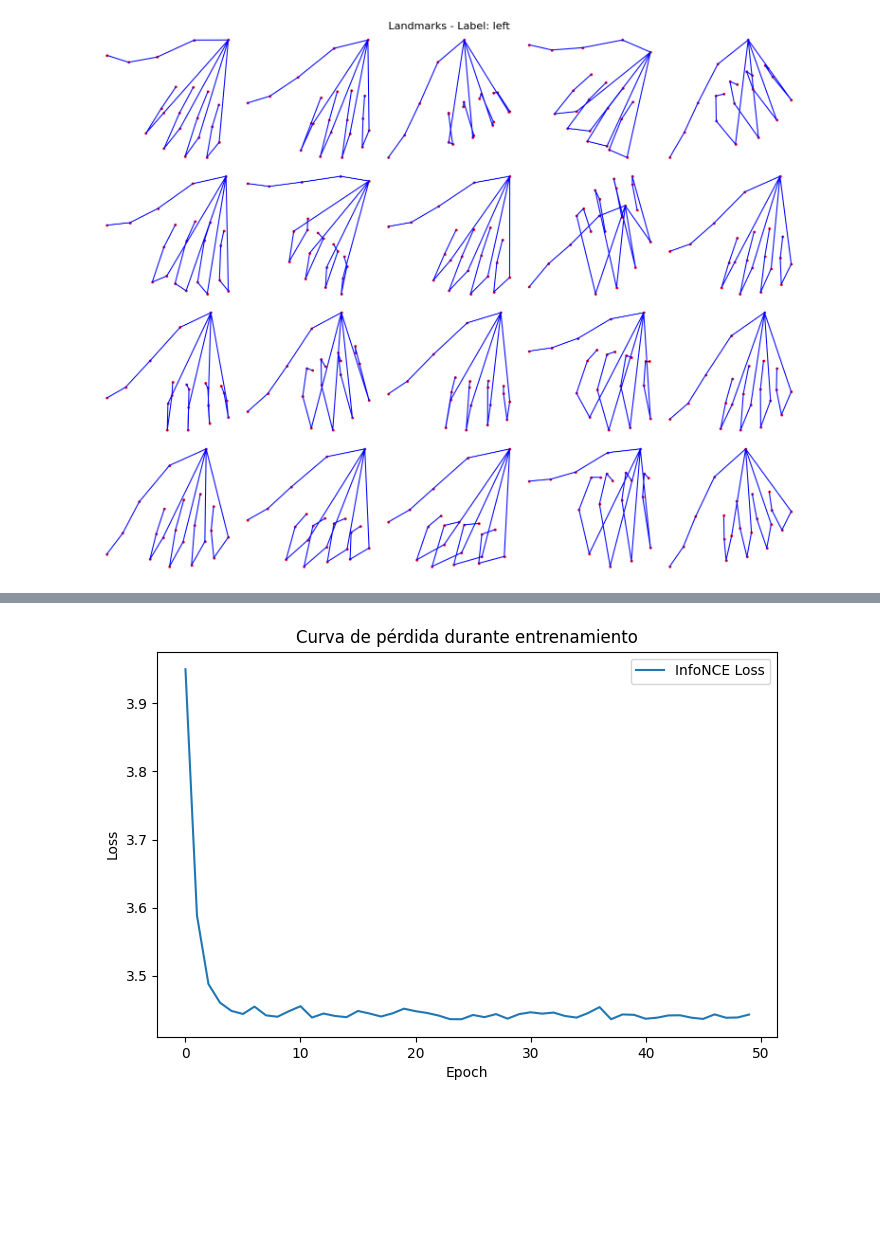
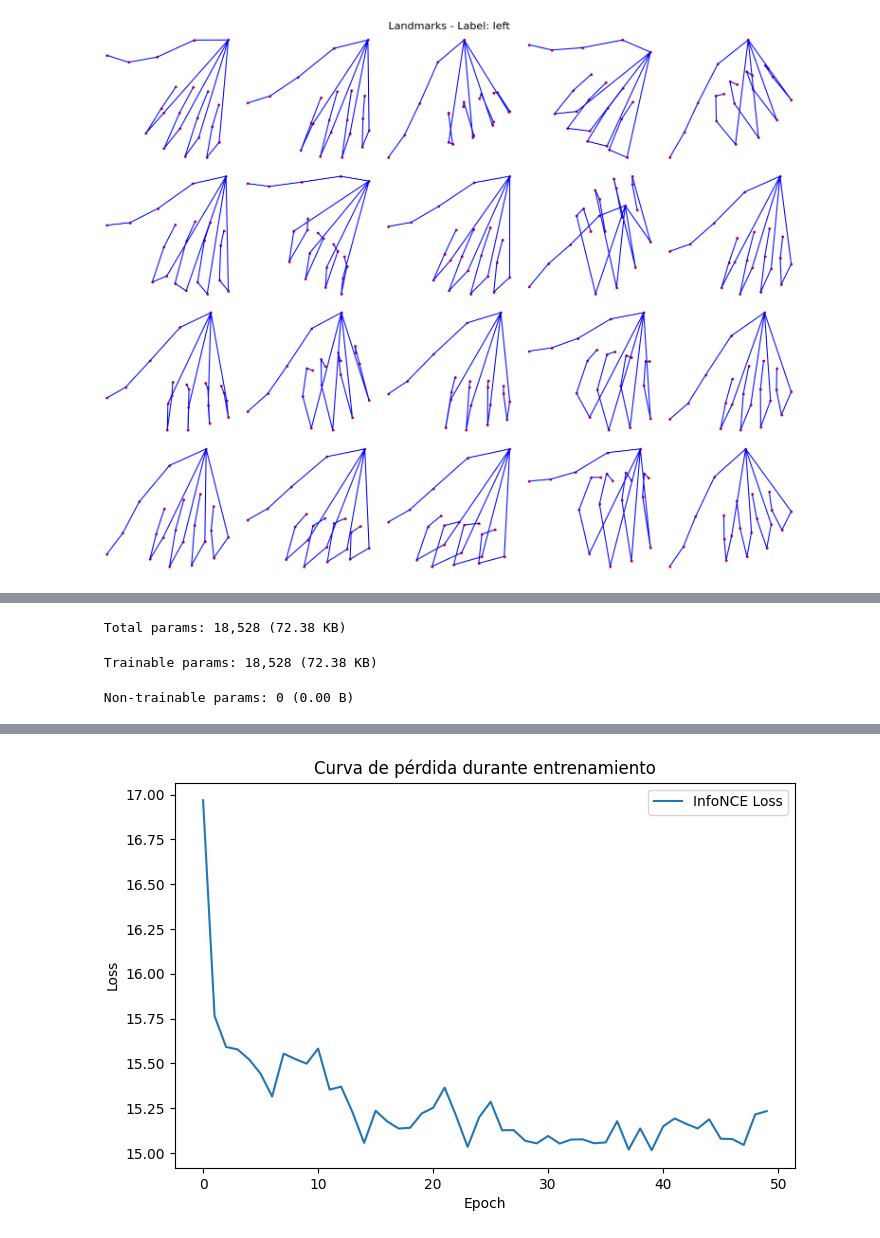
Before and after one commit to LuisGrigore/GestureDetector, a Jupyter notebook: Untitled.ipynb, the cells around one changed output, grey strips where cells are left out. Cells and saved outputs as stored; diff of their text form; code cells hidden in the pictures; blank space fills up the shorter version.

```diff
--- a/Untitled.ipynb
+++ b/Untitled.ipynb
@@ -609,7 +609,7 @@ def augment_landmarks(landmarks):
 dfB_copy = dfB.copy()
 dfB_copy['label'] = dfB_copy['label'].replace({'none': 'unknown'})
 
-TARGET_SAMPLES = 200
+TARGET_SAMPLES = 500
 augmented_rows = []
 lm_cols_B = [f'lm_{i}' for i in range(21*3)]
 classes_B = dfB_copy['label'].unique()
@@ -641,7 +641,7 @@ dfB_augmented = pd.DataFrame(augmented_rows)
 # Dataset A → tabular (sin augmentación)
 # =====================================================
 
-dfA_subset = dfA.head(400)
+dfA_subset = dfA.head(500)
 flat_data = dfA_subset['landmarks'].apply(extract_flat_landmarks)
 flat_data = flat_data.dropna()
 
@@ -759,7 +759,7 @@ for label in labels:
 [figure]
 [figure]
 # %%
-#MALOOOOOOO
+#MALOOOOOO
 import pandas as pd
 import numpy as np
 import tensorflow as tf
@@ -779,67 +779,102 @@ X_train, X_test, y_train, y_test = train_test_split(
     X, y, test_size=0.2, random_state=42, stratify=y
 )
 
+# -----------------------------
+# Separar datos conocidos y unknowns
+# -----------------------------
 known_mask = y_train != 2
+unknown_mask = y_train == 2
 X_train_known = X_train[known_mask]
 y_train_known = y_train[known_mask]
+X_train_unknown = X_train[unknown_mask]
+
+# -----------------------------
+# Capa personalizada L2 normalización (registrada)
+# -----------------------------
+@tf.keras.utils.register_keras_serializable()
+class L2Normalize(layers.Layer):
+    def call(self, inputs):
+        return tf.math.l2_normalize(inputs, axis=1)
+
+# -----------------------------
+# Modelo de embeddings
+# -----------------------------
+input_dim = X_train.shape[1]
+embedding_dim = 64
 
 # -----------------------------
 # Modelo de embeddings
 # -----------------------------
 input_dim = X_train.shape[1]
 embedding_dim = 32
+
 inputs = tf.keras.Input(shape=(input_dim,))
 x = layers.Dense(128, activation='relu')(inputs)
 x = layers.Dense(64, activation='relu')(x)
 embeddings = layers.Dense(embedding_dim)(x)
-embeddings = layers.Lambda(lambda x: tf.math.l2_normalize(x, axis=1))(embeddings)
+embeddings = L2Normalize()(embeddings)
+
 embedding_model = models.Model(inputs, embeddings)
+embedding_model.summary()
 
 # -----------------------------
-# InfoNCE Loss manual
+# InfoNCE Loss manual incluyendo unknowns como negativos
 # -----------------------------
-def info_nce_loss(labels, embeddings, temperature=0.1):
-    similarity_matrix = tf.matmul(embeddings, embeddings, transpose_b=True)
-    similarity_matrix = similarity_matrix / temperature
-    labels = tf.reshape(labels, [-1, 1])
+def info_nce_loss_with_unknowns(labels, embeddings, unknown_embeddings, temperature=0.1):
+    sim_matrix = tf.matmul(embeddings, embeddings, transpose_b=True) / temperature
+    labels = tf.reshape(labels, [-1,1])
     mask = tf.cast(tf.equal(labels, tf.transpose(labels)), tf.float32)
     logits_mask = 1.0 - tf.eye(tf.shape(labels)[0])
     mask = mask * logits_mask
-    exp_sim = tf.exp(similarity_matrix) * logits_mask
-    log_prob = similarity_matrix - tf.math.log(tf.reduce_sum(exp_sim, axis=1, keepdims=True) + 1e-9)
+
+    exp_sim = tf.exp(sim_matrix) * logits_mask
+    log_prob = sim_matrix - tf.math.log(tf.reduce_sum(exp_sim, axis=1, keepdims=True) + 1e-9)
+
     mean_log_prob_pos = tf.reduce_sum(mask * log_prob, axis=1) / (tf.reduce_sum(mask, axis=1) + 1e-9)
+
+    if unknown_embeddings is not None and unknown_embeddings.shape[0] > 0:
+        sim_unknown = tf.matmul(embeddings, unknown_embeddings, transpose_b=True) / temperature
+        neg_log_prob = tf.math.log(tf.reduce_sum(tf.exp(sim_unknown), axis=1) + 1e-9)
+        mean_log_prob_pos -= neg_log_prob
+
     loss = -tf.reduce_mean(mean_log_prob_pos)
     return loss
 
 # -----------------------------
-# Entrenamiento con tracking de pérdida
+# Entrenamiento manual
 # -----------------------------
 optimizer = tf.keras.optimizers.Adam(1e-3)
 batch_size = 64
 num_batches = int(np.ceil(len(X_train_known)/batch_size))
 epochs = 50
-
 loss_history = []
 
 for epoch in range(epochs):
     idx = np.random.permutation(len(X_train_known))
     X_train_shuffled = X_train_known[idx]
     y_train_shuffled = y_train_known[idx]
+
     epoch_loss = 0.0
     for i in range(num_batches):
         start = i*batch_size
         end = min((i+1)*batch_size, len(X_train_known))
         x_batch = X_train_shuffled[start:end]
         y_batch = y_train_shuffled[start:end]
+
+        unknown_idx = np.random.choice(len(X_train_unknown), size=min(batch_size, len(X_train_unknown)), replace=False)
+        x_unknown_batch = X_train_unknown[unknown_idx]
+        unknown_emb = embedding_model(x_unknown_batch, training=False)
+
         with tf.GradientTape() as tape:
             emb = embedding_model(x_batch, training=True)
-            loss = info_nce_loss(y_batch, emb)
+            loss = info_nce_loss_with_unknowns(y_batch, emb, unknown_emb)
         grads = tape.gradient(loss, embedding_model.trainable_variables)
         optimizer.apply_gradients(zip(grads, embedding_model.trainable_variables))
         epoch_loss += loss.numpy() * len(x_batch)
+
     epoch_loss /= len(X_train_known)
     loss_history.append(epoch_loss)
-    print(f"Epoch {epoch+1}/{epochs} - Loss: {epoch_loss:.4f}")
+    print(f"Epoch {epoch+1}/{epochs}, Loss: {epoch_loss:.4f}")
 
 # -----------------------------
 # Gráfica de pérdida
@@ -851,5 +886,9 @@ plt.ylabel("Loss")
 plt.title("Curva de pérdida durante entrenamiento")
 plt.legend()
 plt.show()
+
+# -----------------------------
+# Guardar modelo
+# -----------------------------
 embedding_model.save("hand_gesture_embedding_model_with_unknowns_bad.keras")
 # %% [output]
@@ -872,0 +909,3 @@ Epoch 50/50 - Loss: 3.4428
+ Total params: 18,528 (72.38 KB)
+ Trainable params: 18,528 (72.38 KB)
+ Non-trainable params: 0 (0.00 B)
@@ -873,4 +929,4 @@ Epoch 50/50 - Loss: 3.4428
-[figure, old version]
+[figure, new version]
 # %%
 import pandas as pd
 import numpy as np
```
Also changed, not shown: parts of 5 cells of this notebook, 2 other files.
